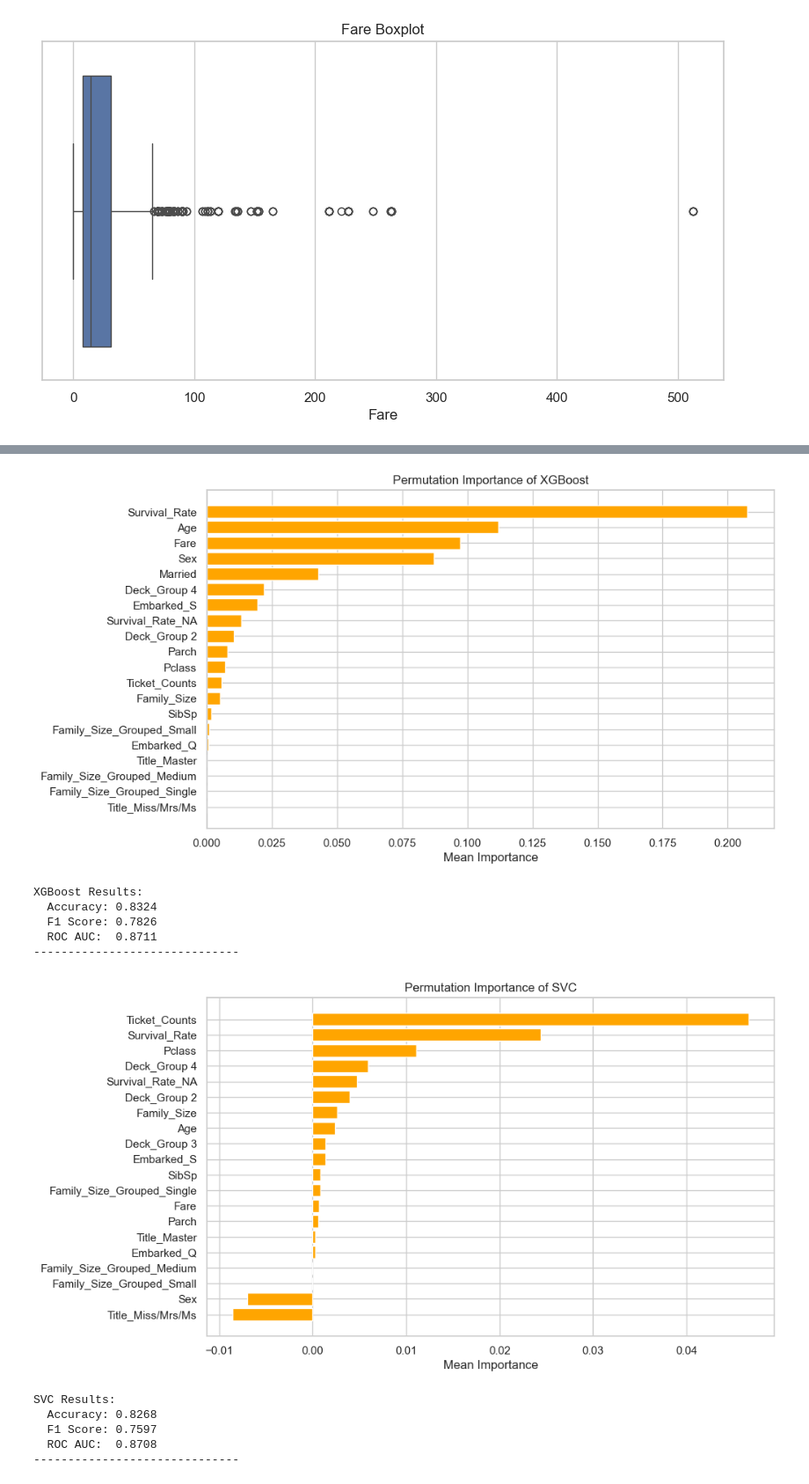
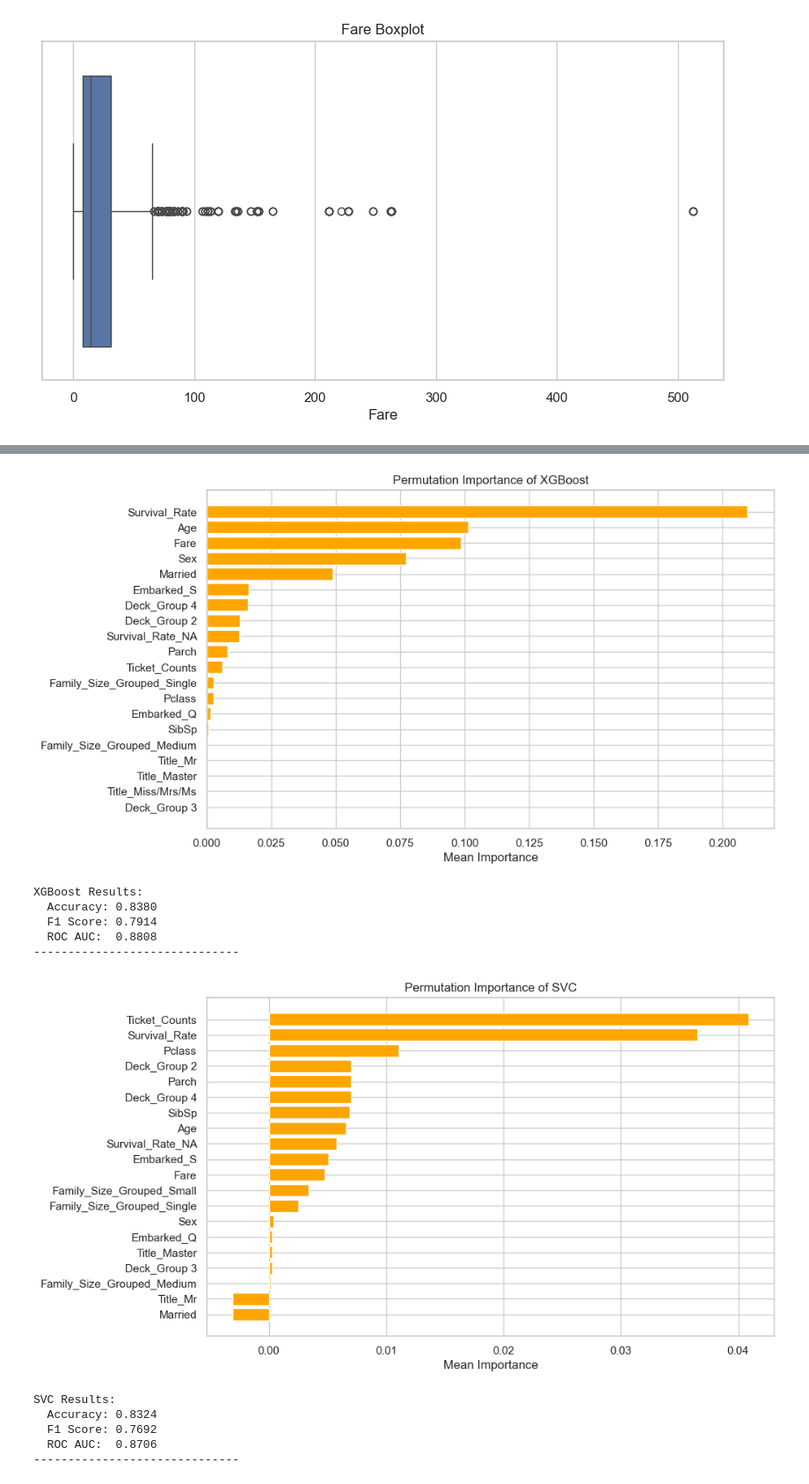
Before and after one commit to VietDQ1904/ML-Group-Projects, a Jupyter notebook: KaggleChallenge1/Challenge1_0.75837 copy 4.ipynb, the cells around one changed output, grey strips where cells are left out. Shown at 88% size. Cells and saved outputs as stored; diff of their text form; code cells hidden in the pictures.

```diff
--- a/KaggleChallenge1/Challenge1_0.75837 copy 4.ipynb
+++ b/KaggleChallenge1/Challenge1_0.75837 copy 4.ipynb
@@ -569,8 +569,8 @@ train_data[["Survival_Rate", "Survival_Rate_NA"]].head()
 | 3 | 0.500000 | 1.0 |
 | 4 | 0.441919 | 0.5 |
 # %%
-train_data.drop(columns=["LastName", "Ticket"], inplace=True)
-test_data.drop(columns=["LastName", "Ticket"], inplace=True)
+train_data.drop(columns=["LastName", "Ticket", "Family_Size"], inplace=True)
+test_data.drop(columns=["LastName", "Ticket", "Family_Size"], inplace=True)
 
 train_data.drop(columns=["Ticket_Survival_Rate", "Ticket_Survival_Rate_NA"], inplace=True)
 train_data.drop(columns=["Family_Survival_Rate", "Family_Survival_Rate_NA"], inplace=True)
@@ -721,7 +720,7 @@ from sklearn.inspection import permutation_importance
 
 models = {
     'Logistic Regression': LogisticRegression(random_state=42, max_iter=10000),
-    'Random Forest': RandomForestClassifier(random_state=42, n_jobs=-1, n_estimators=50),
+    'Random Forest': RandomForestClassifier(random_state=42, n_jobs=-1, n_estimators=100),
     'XGBoost': XGBClassifier(eval_metric='logloss', random_state=42, n_jobs=-1),
     "SVC": SVC(
         kernel="rbf",
@@ -770,13 +769,13 @@ Random Forest Results:
 ------------------------------
-[figure, old version]
+[figure, new version]
 XGBoost Results:
-  Accuracy: 0.8324
-  F1 Score: 0.7826
-  ROC AUC:  0.8711
+  Accuracy: 0.8380
+  F1 Score: 0.7914
+  ROC AUC:  0.8808
 ------------------------------
-[figure, old version]
+[figure, new version]
 SVC Results:
-  Accuracy: 0.8268
-  F1 Score: 0.7597
-  ROC AUC:  0.8708
+  Accuracy: 0.8324
+  F1 Score: 0.7692
+  ROC AUC:  0.8706
 ------------------------------
```
Also changed, not shown: parts of 10 cells of this notebook, 25 other files.
